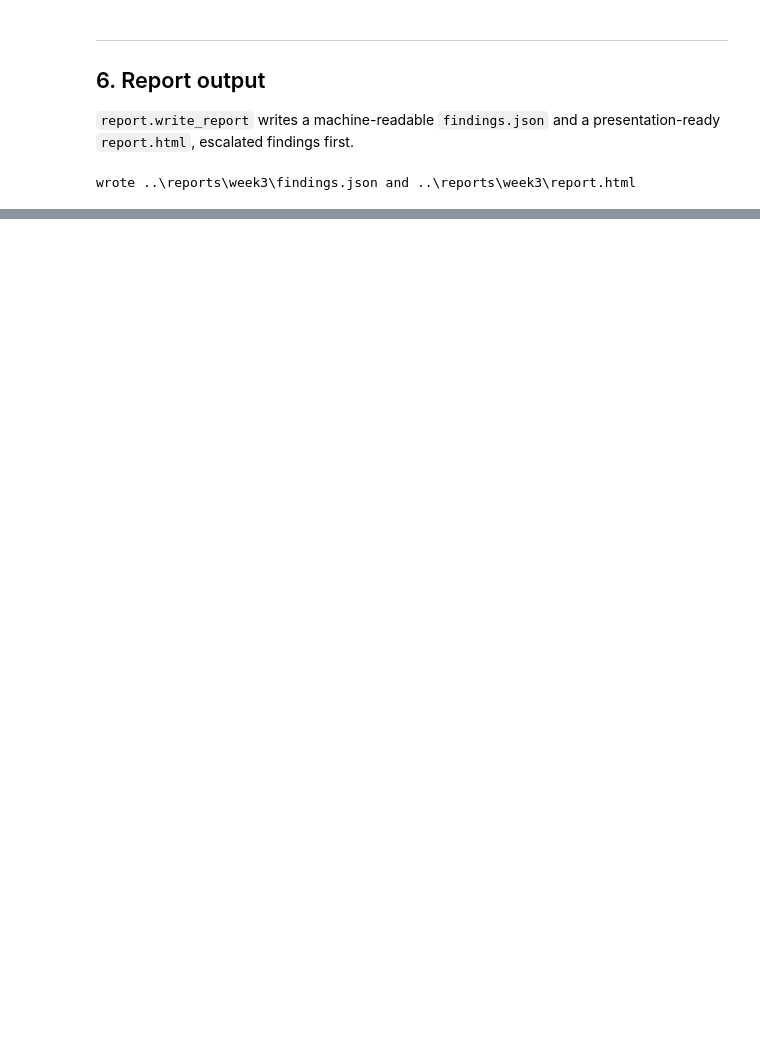
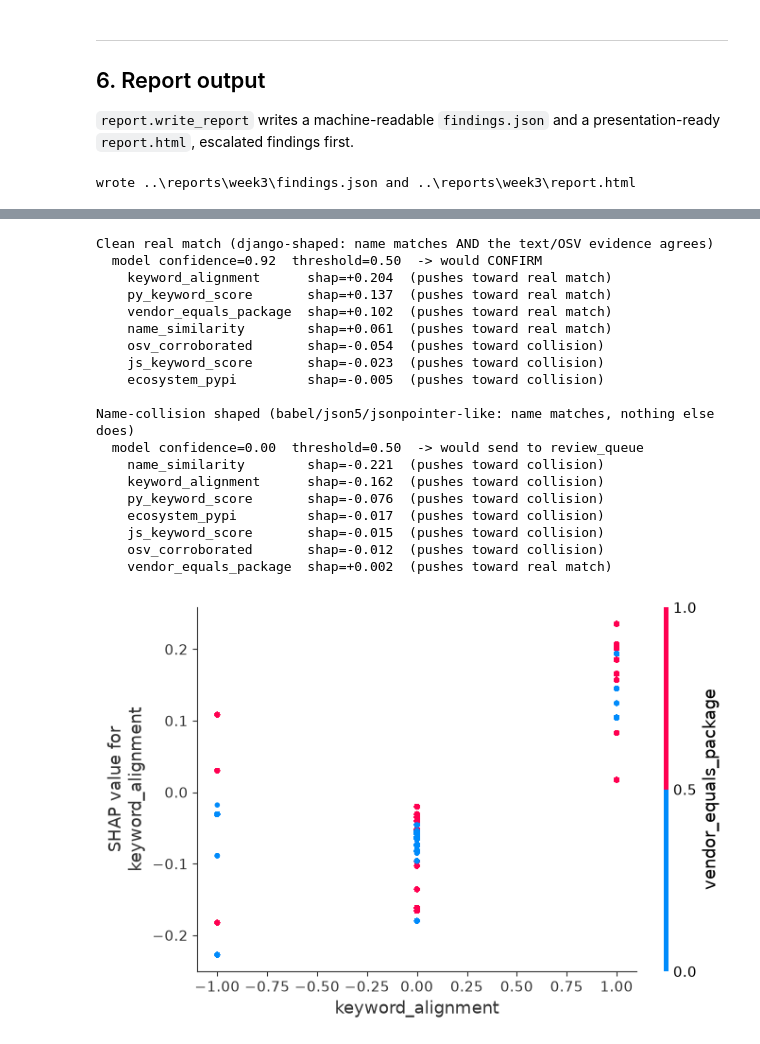
Before and after one commit to Yash-Annapure/IT_Security_Agent, a Jupyter notebook: notebooks/week3_agent.ipynb, the cells around one changed output, grey strips where cells are left out. Drawn from its saved outputs; the diff is of its cells as text; code cells hidden in the pictures; blank space fills up the shorter version.

```diff
--- a/notebooks/week3_agent.ipynb
+++ b/notebooks/week3_agent.ipynb
@@ -312,0 +408,60 @@ wrote ..\reports\week3\findings.json and ..\reports\week3\report.html
+# %%
+def _positive_class_shap(values):
+    if isinstance(values, list):
+        return values[1]
+    if getattr(values, "ndim", 2) == 3:
+        return values[:, :, 1]
+    return values
+
+
+def _explain_row(signals, label):
+    row = pd.DataFrame([{f: signals.get(f, 0) for f in labeling.FEATURES}]).astype(float)
+    confidence = float(winning_model.predict_proba(row)[0][1])
+    contributions = explain.explain_match(explainer, row)
+    verdict = "would CONFIRM" if confidence >= threshold else "would send to review_queue"
+    print(f"{label}")
+    print(f"  model confidence={confidence:.2f}  threshold={threshold:.2f}  -> {verdict}")
+    for feat, val in sorted(contributions.items(), key=lambda kv: -abs(kv[1])):
+        direction = "pushes toward real match" if val > 0 else "pushes toward collision"
+        print(f"    {feat:<22} shap={val:+.3f}  ({direction})")
+    print()
+
+
+# Two hand-built rows with the *same* name-similarity signal (this is the point:
+# name alone never distinguishes a collision from a real match) but opposite
+# keyword/OSV evidence - the same contrast Section 9 finds live in babel/json5/jsonpointer.
+_explain_row(
+    {"vendor_equals_package": 1, "name_similarity": 1.0, "py_keyword_score": 3, "js_keyword_score": 0,
+     "keyword_alignment": 3, "ecosystem_pypi": 1, "osv_corroborated": 1},
+    "Clean real match (django-shaped: name matches AND the text/OSV evidence agrees)",
+)
+_explain_row(
+    {"vendor_equals_package": 1, "name_similarity": 1.0, "py_keyword_score": 0, "js_keyword_score": 0,
+     "keyword_alignment": 0, "ecosystem_pypi": 1, "osv_corroborated": 0},
+    "Name-collision shaped (babel/json5/jsonpointer-like: name matches, nothing else does)",
+)
+
+# Global view of the same contrast: does keyword_alignment actually separate the two
+# classes across the whole training set, or just in these two hand-picked rows?
+shap.dependence_plot("keyword_alignment", _positive_class_shap(shap_values), background)
+# %% [output]
+Clean real match (django-shaped: name matches AND the text/OSV evidence agrees)
+  model confidence=0.92  threshold=0.50  -> would CONFIRM
+    keyword_alignment      shap=+0.204  (pushes toward real match)
+    py_keyword_score       shap=+0.137  (pushes toward real match)
+    vendor_equals_package  shap=+0.102  (pushes toward real match)
+    name_similarity        shap=+0.061  (pushes toward real match)
+    osv_corroborated       shap=-0.054  (pushes toward collision)
+    js_keyword_score       shap=-0.023  (pushes toward collision)
+    ecosystem_pypi         shap=-0.005  (pushes toward collision)
+
+Name-collision shaped (babel/json5/jsonpointer-like: name matches, nothing else does)
+  model confidence=0.00  threshold=0.50  -> would send to review_queue
+    name_similarity        shap=-0.221  (pushes toward collision)
+    keyword_alignment      shap=-0.162  (pushes toward collision)
+    py_keyword_score       shap=-0.076  (pushes toward collision)
+    ecosystem_pypi         shap=-0.017  (pushes toward collision)
+    js_keyword_score       shap=-0.015  (pushes toward collision)
+    osv_corroborated       shap=-0.012  (pushes toward collision)
+    vendor_equals_package  shap=+0.002  (pushes toward real match)
+[figure, added]
```
Also changed, not shown: parts of 16 cells of this notebook, 4 other files.
